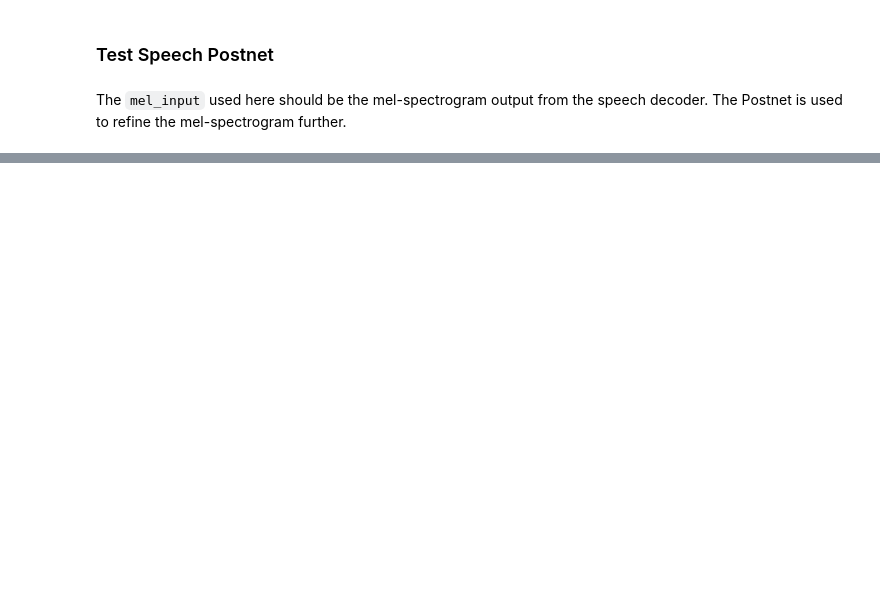
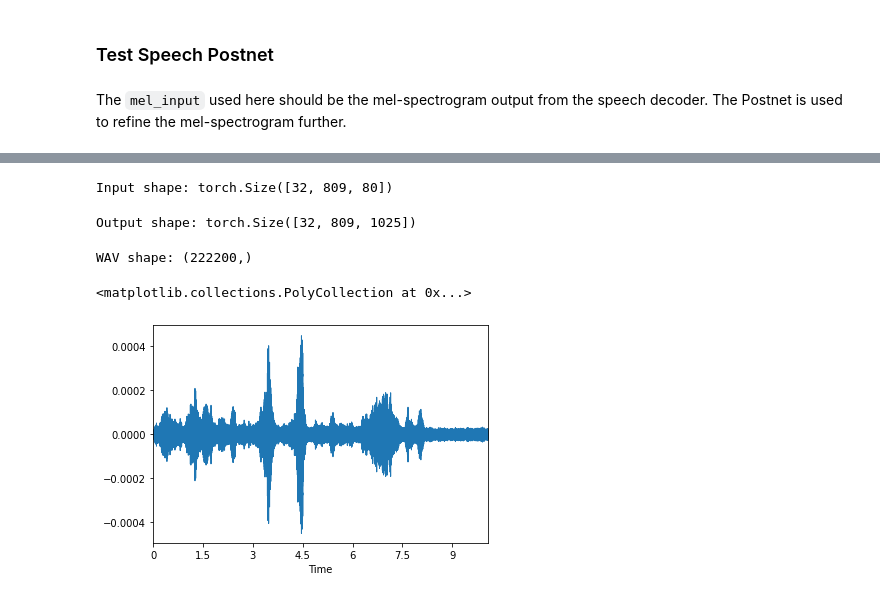
Before and after one commit to Lucaskabela/UNAST, a Jupyter notebook: src/notebooks/testing_prepostnet.ipynb, the cells around one changed output, grey strips where cells are left out. Cells and saved outputs as stored; diff of their text form; code cells hidden in the pictures; blank space fills up the shorter version.

Commit message:
Added network for post-processing on speech synthesis

```diff
--- a/src/notebooks/testing_prepostnet.ipynb
+++ b/src/notebooks/testing_prepostnet.ipynb
@@ -87,0 +134,25 @@ _ = plt.xlabel("Time")
+# %%
+mel2speech_net = MelToSpeechNet(num_mels=80,
+                                hidden_size=256,
+                                num_fft=2048)
+# %%
+mel2speech_net_output = mel2speech_net(mel_input).detach()
+# %%
+print("Input shape:", mel_input.shape)
+# %% [output]
+Input shape: torch.Size([32, 809, 80])
+# %%
+print("Output shape:", mel2speech_net_output.shape)
+# %% [output]
+Output shape: torch.Size([32, 809, 1025])
+# %%
+wav = spectrogram2wav(mel2speech_net_output[0].numpy())
+# %%
+print("WAV shape:", wav.shape)
+# %% [output]
+WAV shape: (222200,)
+# %%
+librosa.display.waveplot(wav, sr=22050)  # sr is sample rate
+# %% [output]
+<matplotlib.collections.PolyCollection at 0x...>
+[figure, added]
```
Also changed, not shown: parts of 15 cells of this notebook, 5 other files.
